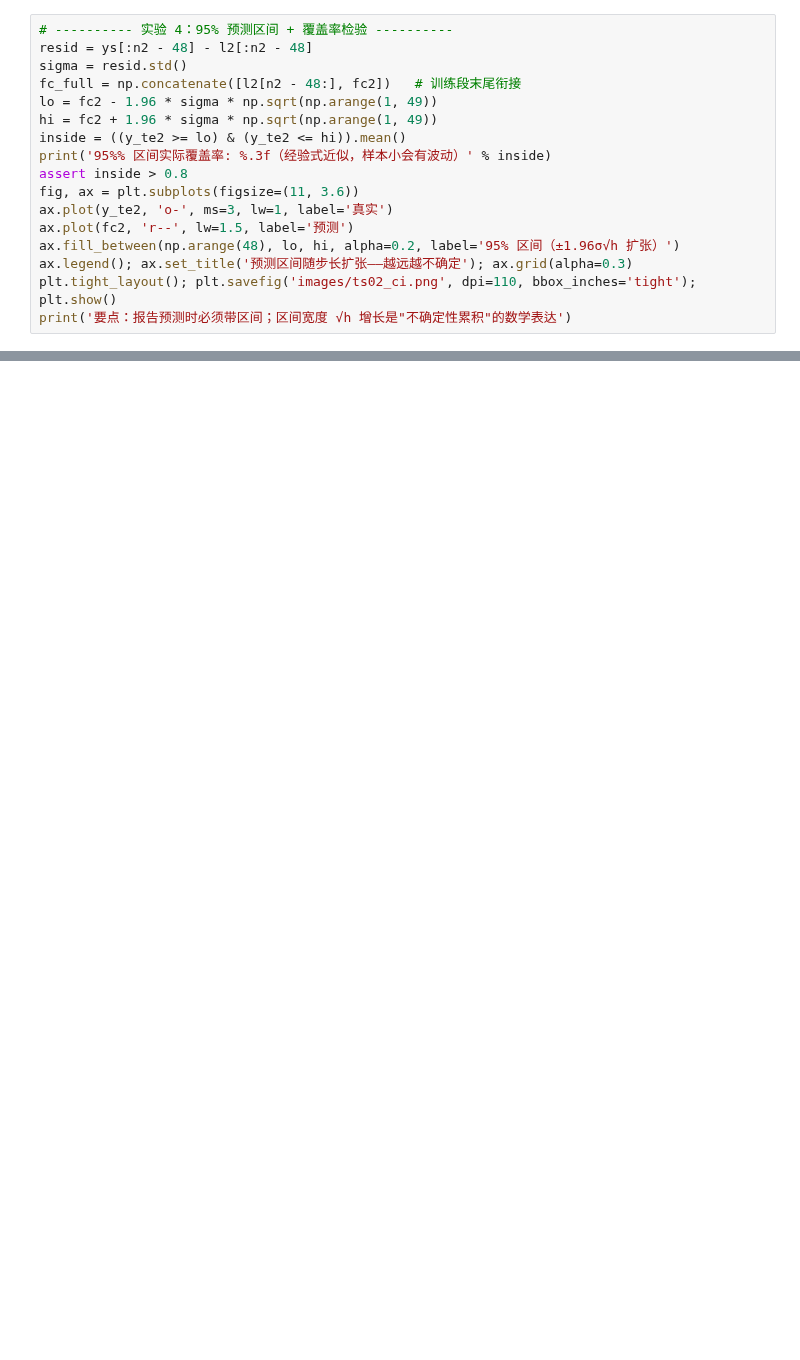
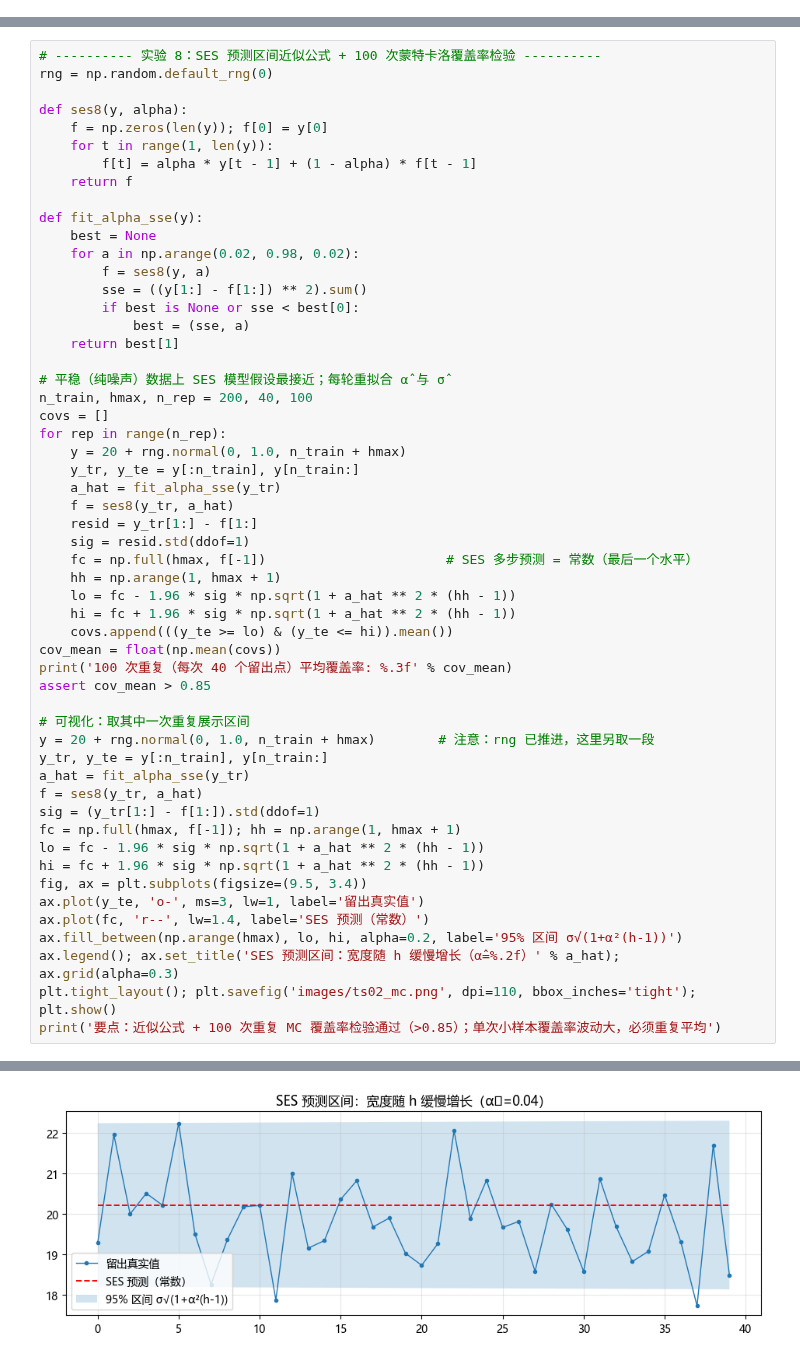
Before and after one commit to Akun-python/autumn-recruitment, a Jupyter notebook: 11-时间序列/教学/02-指数平滑.ipynb, the cells around one changed output, grey strips where cells are left out. Saved outputs shown, nothing was run; the diff lists cells and outputs as text; blank space fills up the shorter version.

```diff
--- a/11-时间序列/教学/02-指数平滑.ipynb
+++ b/11-时间序列/教学/02-指数平滑.ipynb
@@ -177,17 +0,0 @@ print('要点：三个平滑参数 α/β/γ 分工明确——水平/趋势/季
-# %%
-# ---------- 实验 4：95% 预测区间 + 覆盖率检验 ----------
-resid = ys[:n2 - 48] - l2[:n2 - 48]
-sigma = resid.std()
-fc_full = np.concatenate([l2[n2 - 48:], fc2])   # 训练段末尾衔接
-lo = fc2 - 1.96 * sigma * np.sqrt(np.arange(1, 49))
-hi = fc2 + 1.96 * sigma * np.sqrt(np.arange(1, 49))
-inside = ((y_te2 >= lo) & (y_te2 <= hi)).mean()
-print('95%% 区间实际覆盖率: %.3f（经验式近似，样本小会有波动）' % inside)
-assert inside > 0.8
-fig, ax = plt.subplots(figsize=(11, 3.6))
-ax.plot(y_te2, 'o-', ms=3, lw=1, label='真实')
-ax.plot(fc2, 'r--', lw=1.5, label='预测')
-ax.fill_between(np.arange(48), lo, hi, alpha=0.2, label='95% 区间（±1.96σ√h 扩张）')
-ax.legend(); ax.set_title('预测区间随步长扩张——越远越不确定'); ax.grid(alpha=0.3)
-plt.tight_layout(); plt.savefig('images/ts02_ci.png', dpi=110, bbox_inches='tight'); plt.show()
-print('要点：报告预测时必须带区间；区间宽度 √h 增长是"不确定性累积"的数学表达')
@@ -220,0 +862,55 @@ print('要点：报告预测时必须带区间；区间宽度 √h 增长是"不
+# %%
+# ---------- 实验 8：SES 预测区间近似公式 + 100 次蒙特卡洛覆盖率检验 ----------
+rng = np.random.default_rng(0)
+
+def ses8(y, alpha):
+    f = np.zeros(len(y)); f[0] = y[0]
+    for t in range(1, len(y)):
+        f[t] = alpha * y[t - 1] + (1 - alpha) * f[t - 1]
+    return f
+
+def fit_alpha_sse(y):
+    best = None
+    for a in np.arange(0.02, 0.98, 0.02):
+        f = ses8(y, a)
+        sse = ((y[1:] - f[1:]) ** 2).sum()
+        if best is None or sse < best[0]:
+            best = (sse, a)
+    return best[1]
+
+# 平稳（纯噪声）数据上 SES 模型假设最接近；每轮重拟合 α̂ 与 σ̂
+n_train, hmax, n_rep = 200, 40, 100
+covs = []
+for rep in range(n_rep):
+    y = 20 + rng.normal(0, 1.0, n_train + hmax)
+    y_tr, y_te = y[:n_train], y[n_train:]
+    a_hat = fit_alpha_sse(y_tr)
+    f = ses8(y_tr, a_hat)
+    resid = y_tr[1:] - f[1:]
+    sig = resid.std(ddof=1)
+    fc = np.full(hmax, f[-1])                       # SES 多步预测 = 常数（最后一个水平）
+    hh = np.arange(1, hmax + 1)
+    lo = fc - 1.96 * sig * np.sqrt(1 + a_hat ** 2 * (hh - 1))
+    hi = fc + 1.96 * sig * np.sqrt(1 + a_hat ** 2 * (hh - 1))
+    covs.append(((y_te >= lo) & (y_te <= hi)).mean())
+cov_mean = float(np.mean(covs))
+print('100 次重复（每次 40 个留出点）平均覆盖率: %.3f' % cov_mean)
+assert cov_mean > 0.85
+
+# 可视化：取其中一次重复展示区间
+y = 20 + rng.normal(0, 1.0, n_train + hmax)        # 注意：rng 已推进，这里另取一段
+y_tr, y_te = y[:n_train], y[n_train:]
+a_hat = fit_alpha_sse(y_tr)
+f = ses8(y_tr, a_hat)
+sig = (y_tr[1:] - f[1:]).std(ddof=1)
+fc = np.full(hmax, f[-1]); hh = np.arange(1, hmax + 1)
+lo = fc - 1.96 * sig * np.sqrt(1 + a_hat ** 2 * (hh - 1))
+hi = fc + 1.96 * sig * np.sqrt(1 + a_hat ** 2 * (hh - 1))
+fig, ax = plt.subplots(figsize=(9.5, 3.4))
+ax.plot(y_te, 'o-', ms=3, lw=1, label='留出真实值')
+ax.plot(fc, 'r--', lw=1.4, label='SES 预测（常数）')
+ax.fill_between(np.arange(hmax), lo, hi, alpha=0.2, label='95% 区间 σ√(1+α²(h-1))')
+ax.legend(); ax.set_title('SES 预测区间：宽度随 h 缓慢增长（α̂=%.2f）' % a_hat); ax.grid(alpha=0.3)
+plt.tight_layout(); plt.savefig('images/ts02_mc.png', dpi=110, bbox_inches='tight'); plt.show()
+print('要点：近似公式 + 100 次重复 MC 覆盖率检验通过（>0.85）；单次小样本覆盖率波动大，必须重复平均')
+# %% [output]
@@ -220,0 +918 @@ print('要点：报告预测时必须带区间；区间宽度 √h 增长是"不
+[figure, added]
```
Also changed, not shown: parts of 54 cells of this notebook, 35 other files.
